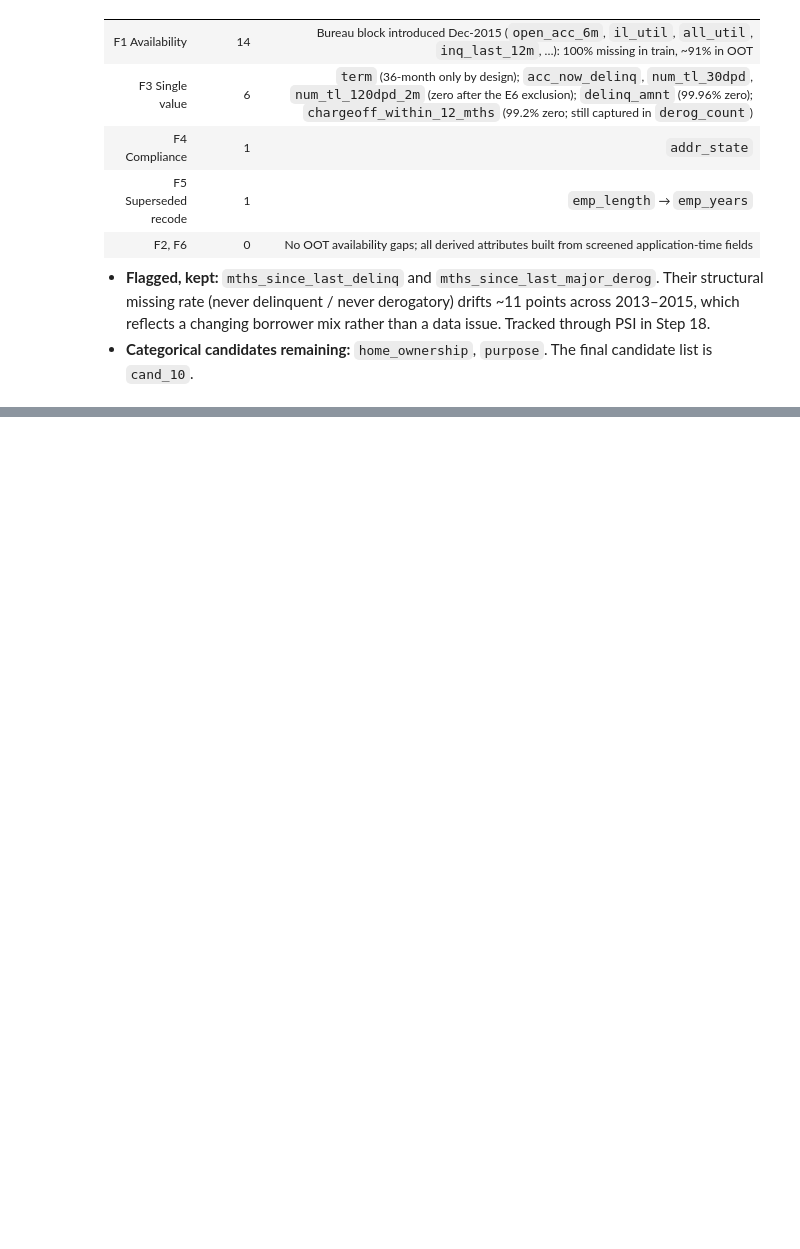
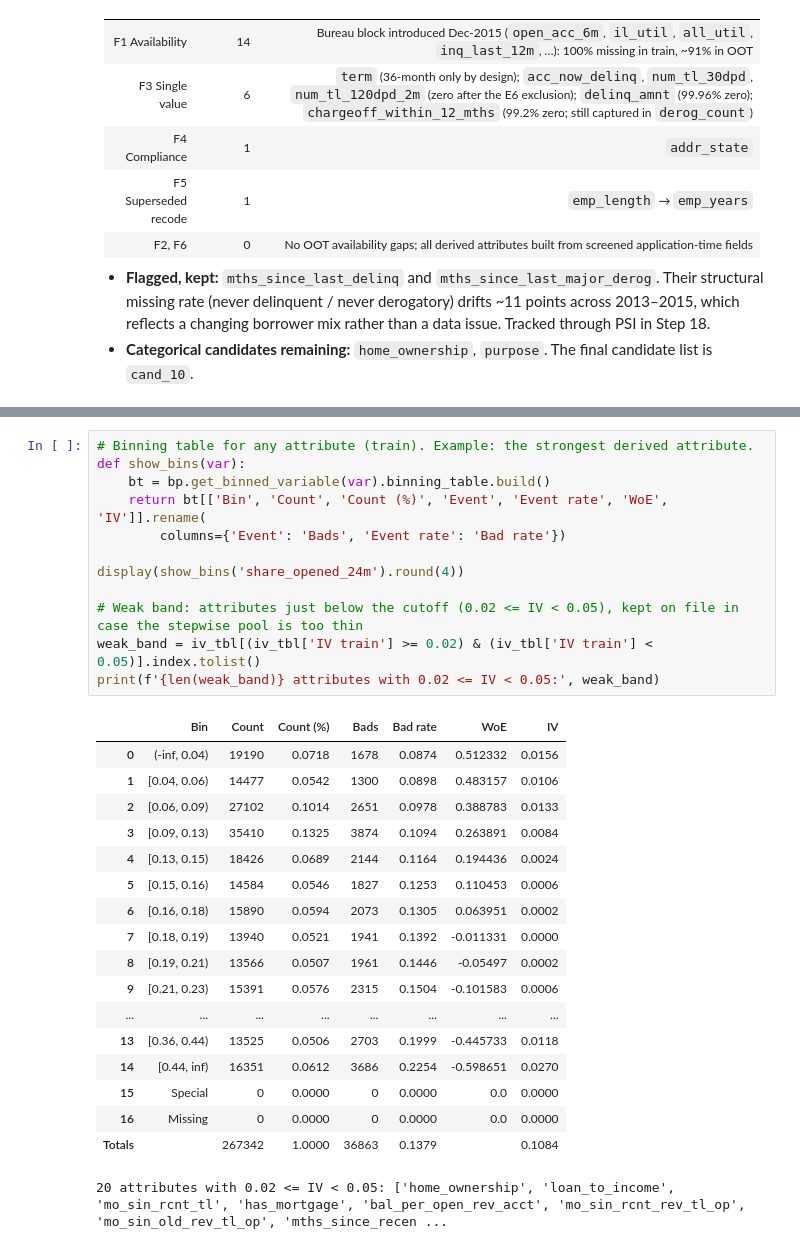
Before and after one commit to daniel-d-wu/scorecard-dev, a Jupyter notebook: scorecard_dev.ipynb, the cells around one changed output, grey strips where cells are left out. Drawn from its saved outputs; the diff is of its cells as text; blank space fills up the shorter version.

```diff
--- a/scorecard_dev.ipynb
+++ b/scorecard_dev.ipynb
@@ -1941,0 +2033,31 @@ Categorical candidates: ['home_ownership', 'purpose']
+# %%
+# Binning table for any attribute (train). Example: the strongest derived attribute.
+def show_bins(var):
+    bt = bp.get_binned_variable(var).binning_table.build()
+    return bt[['Bin', 'Count', 'Count (%)', 'Event', 'Event rate', 'WoE', 'IV']].rename(
+        columns={'Event': 'Bads', 'Event rate': 'Bad rate'})
+
+display(show_bins('share_opened_24m').round(4))
+
+# Weak band: attributes just below the cutoff (0.02 <= IV < 0.05), kept on file in case the stepwise pool is too thin
+weak_band = iv_tbl[(iv_tbl['IV train'] >= 0.02) & (iv_tbl['IV train'] < 0.05)].index.tolist()
+print(f'{len(weak_band)} attributes with 0.02 <= IV < 0.05:', weak_band)
+# %% [output]
+|  | Bin | Count | Count (%) | Bads | Bad rate | WoE | IV |
+| 0 | (-inf, 0.04) | 19190 | 0.0718 | 1678 | 0.0874 | 0.512332 | 0.0156 |
+| 1 | [0.04, 0.06) | 14477 | 0.0542 | 1300 | 0.0898 | 0.483157 | 0.0106 |
+| 2 | [0.06, 0.09) | 27102 | 0.1014 | 2651 | 0.0978 | 0.388783 | 0.0133 |
+| 3 | [0.09, 0.13) | 35410 | 0.1325 | 3874 | 0.1094 | 0.263891 | 0.0084 |
+| 4 | [0.13, 0.15) | 18426 | 0.0689 | 2144 | 0.1164 | 0.194436 | 0.0024 |
+| 5 | [0.15, 0.16) | 14584 | 0.0546 | 1827 | 0.1253 | 0.110453 | 0.0006 |
+| 6 | [0.16, 0.18) | 15890 | 0.0594 | 2073 | 0.1305 | 0.063951 | 0.0002 |
+| 7 | [0.18, 0.19) | 13940 | 0.0521 | 1941 | 0.1392 | -0.011331 | 0.0000 |
+| 8 | [0.19, 0.21) | 13566 | 0.0507 | 1961 | 0.1446 | -0.05497 | 0.0002 |
+| 9 | [0.21, 0.23) | 15391 | 0.0576 | 2315 | 0.1504 | -0.101583 | 0.0006 |
+| ... | ... | ... | ... | ... | ... | ... | ... |
+| 13 | [0.36, 0.44) | 13525 | 0.0506 | 2703 | 0.1999 | -0.445733 | 0.0118 |
+| 14 | [0.44, inf) | 16351 | 0.0612 | 3686 | 0.2254 | -0.598651 | 0.0270 |
+| 15 | Special | 0 | 0.0000 | 0 | 0.0000 | 0.0 | 0.0000 |
+| 16 | Missing | 0 | 0.0000 | 0 | 0.0000 | 0.0 | 0.0000 |
+| Totals |  | 267342 | 1.0000 | 36863 | 0.1379 |  | 0.1084 |
+20 attributes with 0.02 <= IV < 0.05: ['home_ownership', 'loan_to_income', 'mo_sin_rcnt_tl', 'has_mortgage', 'bal_per_open_rev_acct', 'mo_sin_rcnt_rev_tl_op', 'mo_sin_old_rev_tl_op', 'mths_since_recen ...
```
Also changed, not shown: parts of 9 cells of this notebook, 2 other files.
